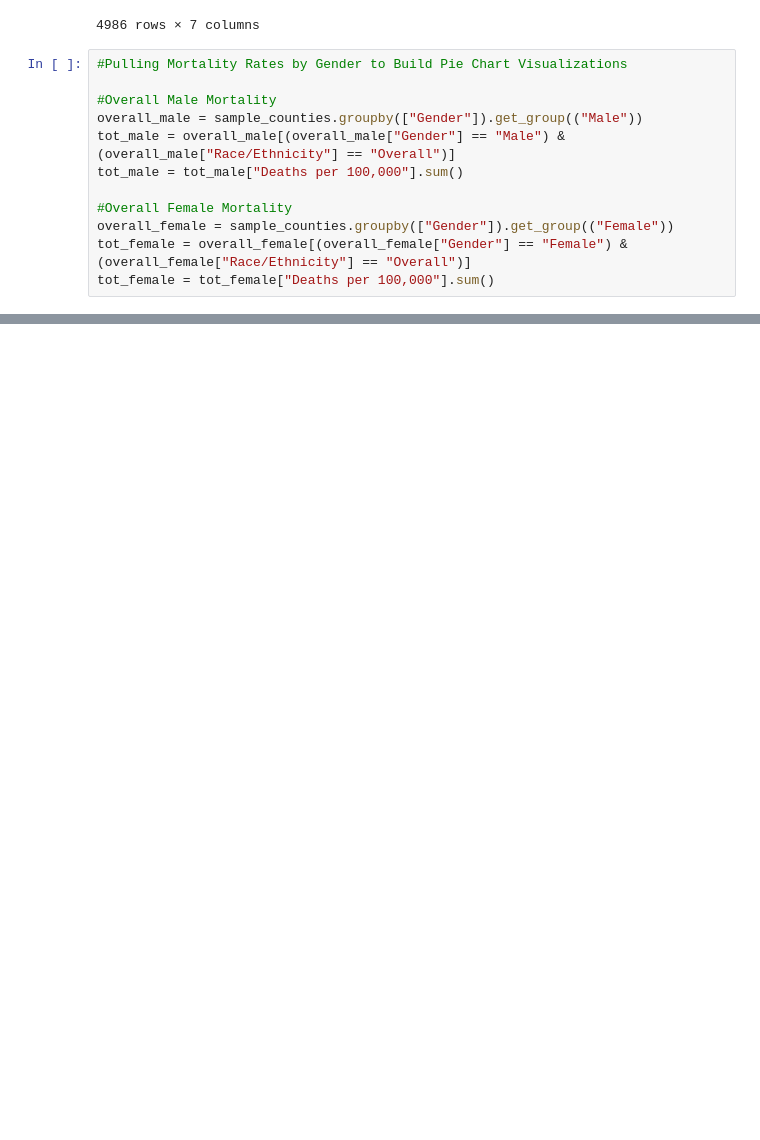
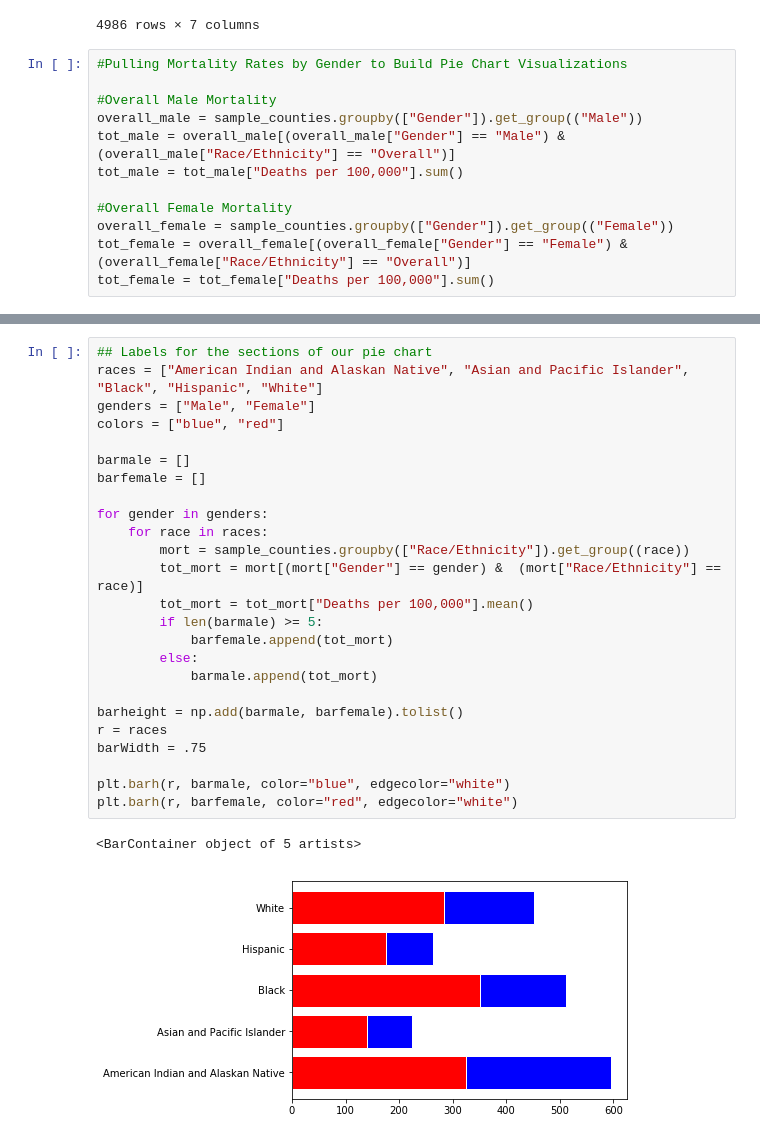
Before and after one commit to patrickmheembrock/ProjectRepo, a Jupyter notebook: Patricks Updates/Data Analysis Notebook - Pie Graphs.ipynb, the cells around one changed output, grey strips where cells are left out. Cells and saved outputs as stored; diff of their text form; blank space fills up the shorter version.

```diff
--- a/Patricks Updates/Data Analysis Notebook - Pie Graphs.ipynb
+++ b/Patricks Updates/Data Analysis Notebook - Pie Graphs.ipynb
@@ -152,0 +210,28 @@ plt.savefig("Pie_Mortality_by_Race.png")
+# %%
+## Labels for the sections of our pie chart
+races = ["American Indian and Alaskan Native", "Asian and Pacific Islander", "Black", "Hispanic", "White"]
+genders = ["Male", "Female"]
+colors = ["blue", "red"]
+
+barmale = []
+barfemale = []
+
+for gender in genders:
+    for race in races:
+        mort = sample_counties.groupby(["Race/Ethnicity"]).get_group((race))
+        tot_mort = mort[(mort["Gender"] == gender) &  (mort["Race/Ethnicity"] == race)]
+        tot_mort = tot_mort["Deaths per 100,000"].mean()
+        if len(barmale) >= 5:
+            barfemale.append(tot_mort)
+        else:
+            barmale.append(tot_mort)
+
+barheight = np.add(barmale, barfemale).tolist()
+r = races
+barWidth = .75
+
+plt.barh(r, barmale, color="blue", edgecolor="white")
+plt.barh(r, barfemale, color="red", edgecolor="white")
+# %% [output]
+<BarContainer object of 5 artists>
+[figure, added]
```
Also changed, not shown: parts of 7 cells of this notebook, 3 other files.
